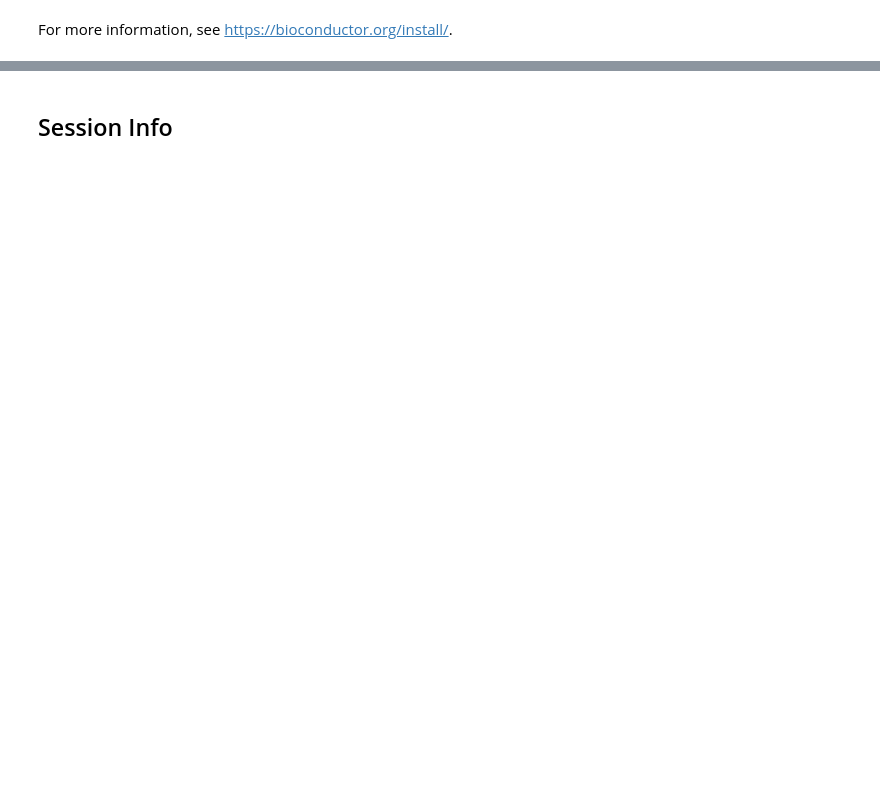
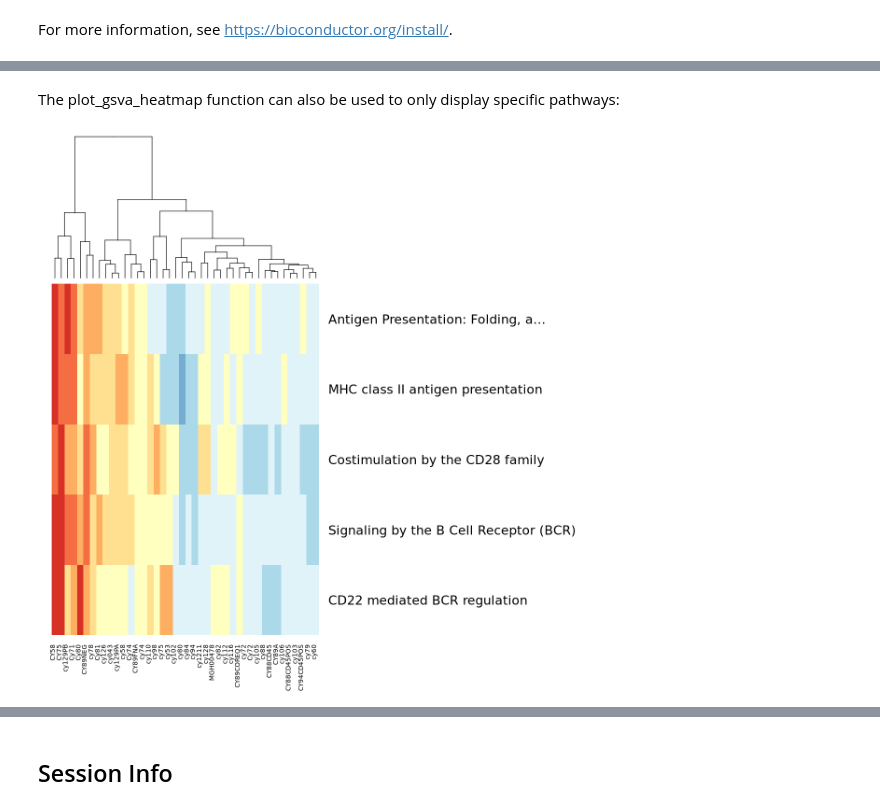
Before and after one commit to IgnatiusPang/reactomeworkshop, a Jupyter notebook: ReactomeGSA_RNAseq_Proteomics.ipynb, the cells around one changed output, grey strips where cells are left out. Saved outputs shown, nothing was run; the diff lists cells and outputs as text; code cells hidden in the pictures; blank space fills up the shorter version.

```diff
--- a/ReactomeGSA_RNAseq_Proteomics.ipynb
+++ b/ReactomeGSA_RNAseq_Proteomics.ipynb
@@ -631,0 +93,14 @@ The following hyperlink provides a tutorial created by the Reactome team that de
+# %%
+
+counts <- read.csv(  file = file.path( ".", "Single-Cell", "jerby_b_cells_counts.csv"))
+# Set first column as row names an dremove it
+rownames(counts) <- counts[,"X"]
+counts <- counts[,setdiff(colnames(counts), "X")]
+
+
+metadata <- read.csv( file = file.path( ".", "Single-Cell", "jerby_b_cells_metadata.csv"))
+rownames(metadata) <- metadata[,"X"]
+metadata <- metadata[,setdiff(colnames(metadata), "X")]
+
+jerby_b_cells <- CreateSeuratObject( counts = counts,
+                                  meta.data = metadata)
@@ -631,0 +231,15 @@ The following hyperlink provides a tutorial created by the Reactome team that de
+# %% [markdown]
+The plot_gsva_heatmap function can also be used to only display specific pathways:
+# %%
+options(repr.plot.width=10, repr.plot.height=10)
+# limit to selected B cell related pathways
+relevant_pathways <- c("R-HSA-983170", "R-HSA-388841", "R-HSA-2132295", "R-HSA-983705", "R-HSA-5690714")
+plot_gsva_heatmap(gsva_result,
+                  pathway_ids = relevant_pathways, # limit to these pathways
+                  margins = c(6,30), # adapt the figure margins in heatmap.2
+                  dendrogram = "col", # only plot column dendrogram
+                  scale = "row", # scale for each pathway
+                  key = FALSE, # don't display the color key
+                  lwid=c(0.1,4)) # remove the white space on the left
+# %% [output]
+[figure, added]
```
Also changed, not shown: parts of 88 cells of this notebook, 1 other file.
